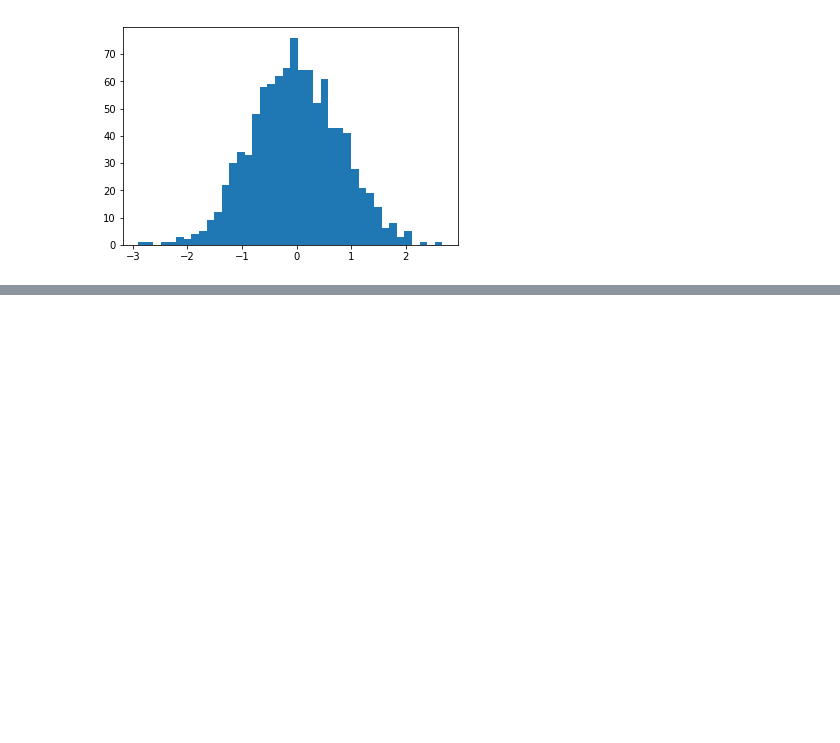
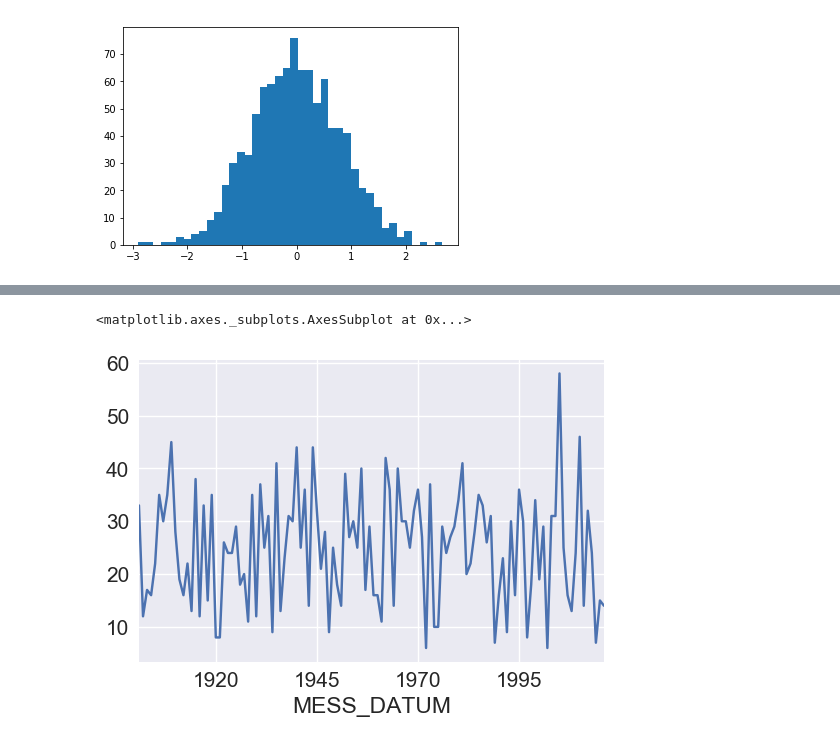
Before and after one commit to gdxd/LMU_DA_ML_18, a Jupyter notebook: PandasWeatherEx.ipynb, the cells around one changed output, grey strips where cells are left out. Saved outputs shown, nothing was run; the diff lists cells and outputs as text; code cells hidden in the pictures; blank space fills up the shorter version.

```diff
--- a/PandasWeatherEx.ipynb
+++ b/PandasWeatherEx.ipynb
@@ -137,0 +184,6 @@ sns.lmplot?
+# %%
+dft=df.TMK[(df.TMK<-15) & (df.index.year>1900)]
+dft.resample('A').count().plot()
+# %% [output]
+<matplotlib.axes._subplots.AxesSubplot at 0x...>
+[figure, added]
```
Also changed, not shown: parts of 5 cells of this notebook.
